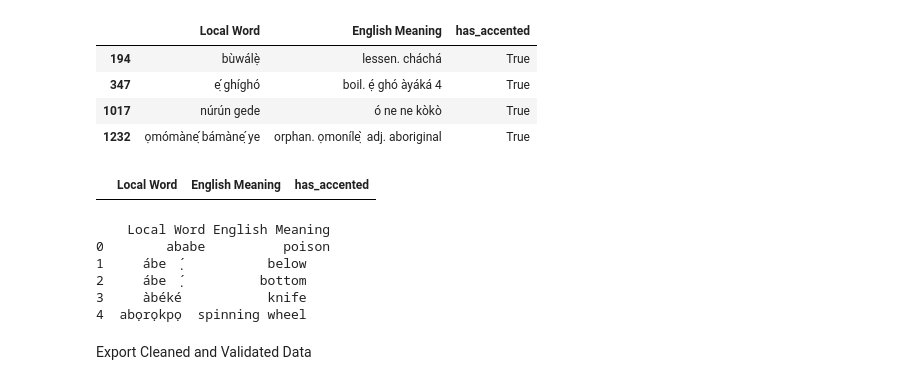
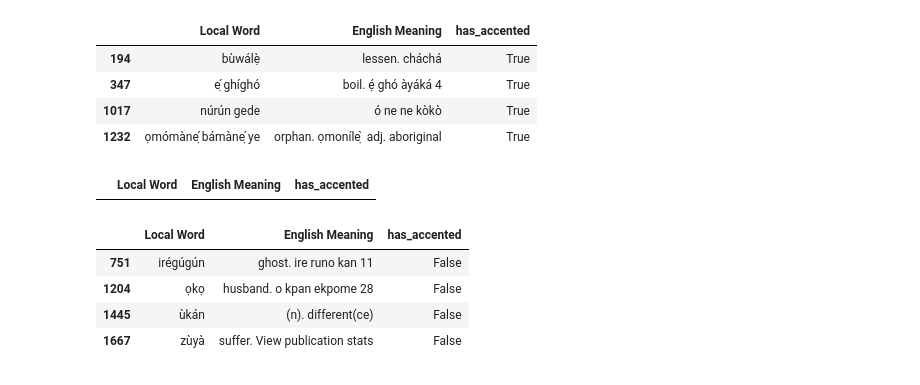
Before and after one commit to Dala-Group-G/olukumi-language-extraction, a Jupyter notebook: Olunkunmi Lang Data Validation.ipynb, the cells around one changed output. Drawn from its saved outputs; the diff is of its cells as text; code cells hidden in the pictures.

```diff
--- a/Olunkunmi Lang Data Validation.ipynb
+++ b/Olunkunmi Lang Data Validation.ipynb
@@ -240,12 +242,0 @@ df_cleaned.reset_index(drop=True, inplace=True)
-# %%
-# Display the first few cleaned records
-print(df_cleaned.head())
-# %% [output]
-    Local Word English Meaning
-0        ababe          poison
-1     ábe  ̣́           below
-2     ábe  ̣́          bottom
-3     àbéké           knife
-4  abọrọkpọ  spinning wheel
-# %% [markdown]
- Export Cleaned and Validated Data
@@ -253,0 +243,9 @@ df_cleaned.to_csv("olukumi_validated_copy.csv", index=False)
+# %%
+#Isolating erroneous rows after manual inspection
+df_cleaned.iloc[[909, 1459, 1752, -1]]
+# %% [output]
+|  | Local Word | English Meaning | has_accented |
+| 751 | irégúgún | ghost. ire runo kan 11 | False |
+| 1204 | ọkọ | husband. o kpan ekpome 28 | False |
+| 1445 | ùkán | (n). different(ce) | False |
+| 1667 | zùyà | suffer. View publication stats | False |
```
Also changed, not shown: parts of 17 cells of this notebook.
